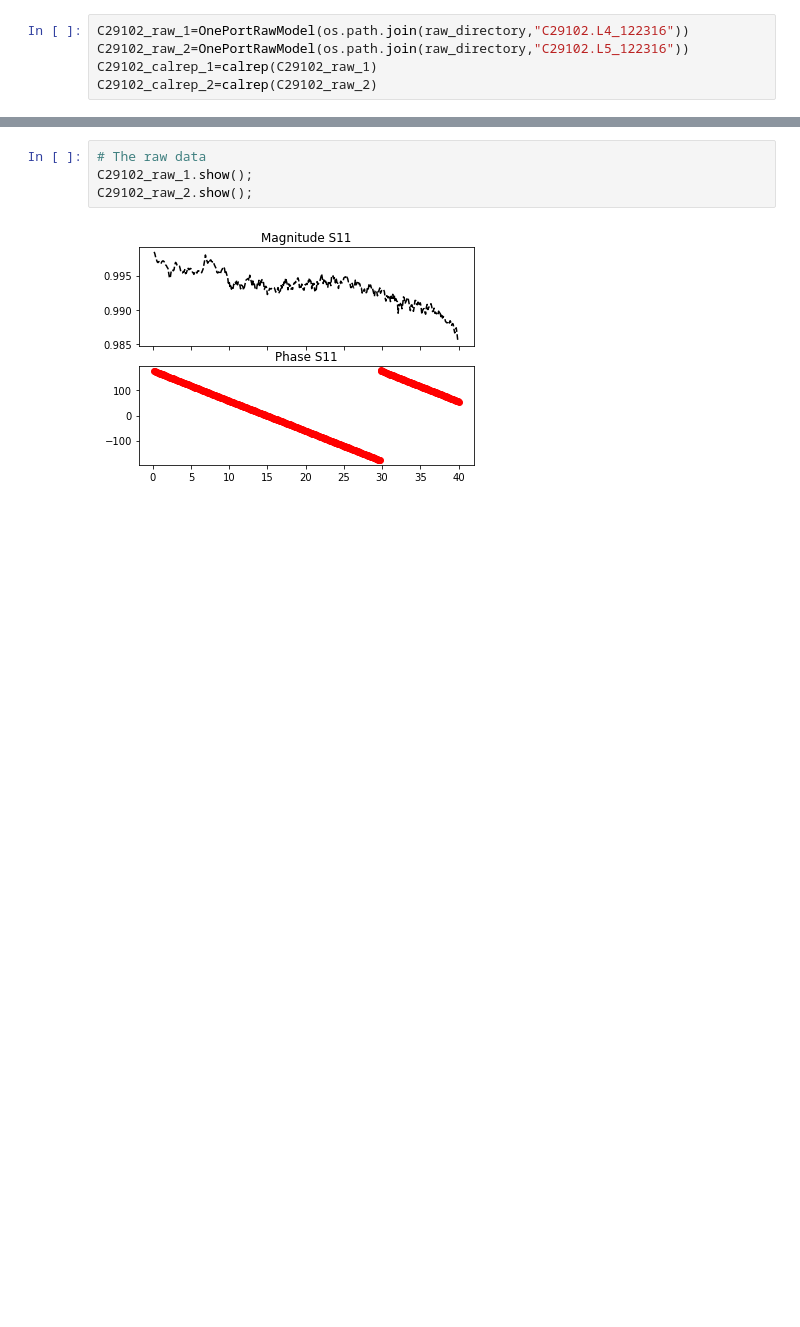
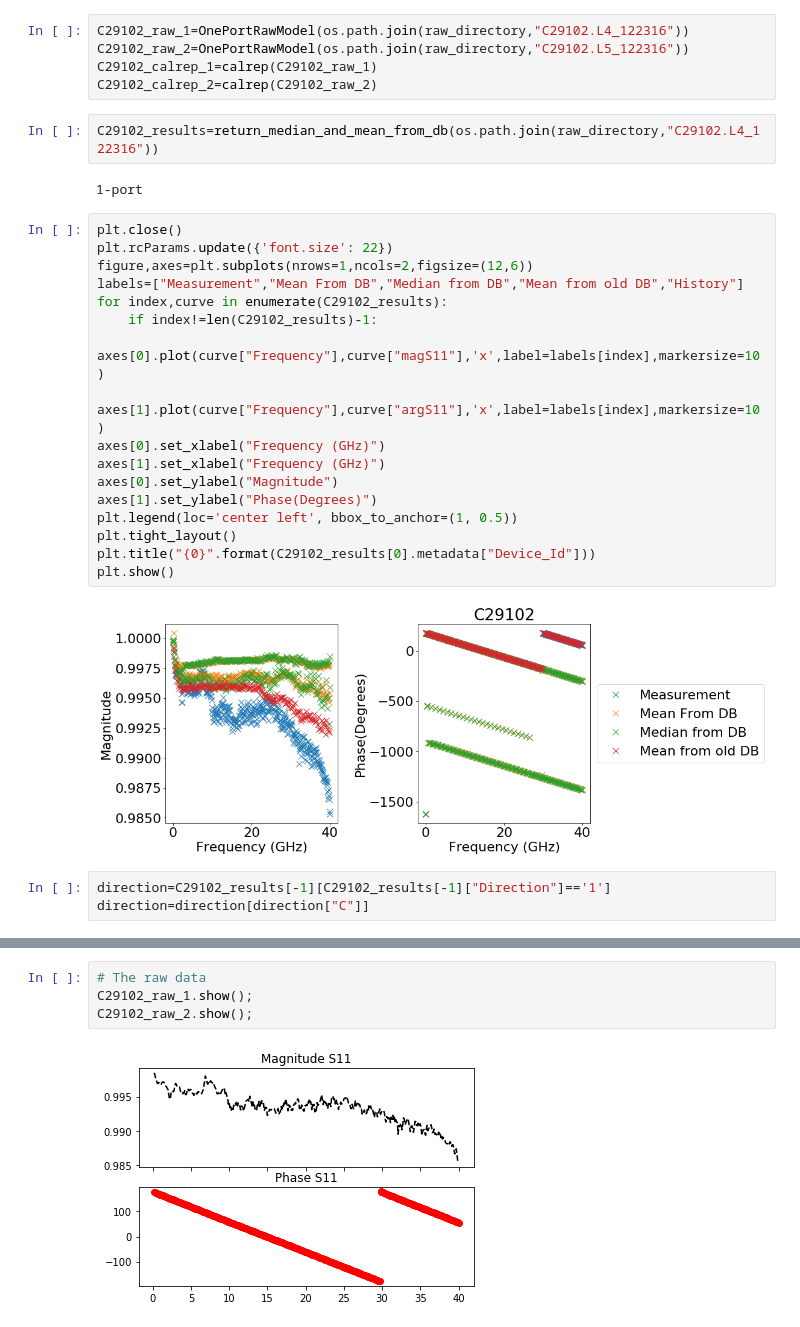
Before and after one commit to aricsanders/Jupyter-Notebooks, a Jupyter notebook: 292_Comparison_MUF_Calrep_MeasLp_20170508_001.ipynb, the cells around one changed output, grey strips where cells are left out. Cells and saved outputs as stored; diff of their text form; blank space fills up the shorter version.

```diff
--- a/292_Comparison_MUF_Calrep_MeasLp_20170508_001.ipynb
+++ b/292_Comparison_MUF_Calrep_MeasLp_20170508_001.ipynb
@@ -31,3 +141,29 @@ C29102_raw_1=OnePortRawModel(os.path.join(raw_directory,"C29102.L4_122316"))
 C29102_raw_2=OnePortRawModel(os.path.join(raw_directory,"C29102.L5_122316"))
 C29102_calrep_1=calrep(C29102_raw_1)
 C29102_calrep_2=calrep(C29102_raw_2)
+# %%
+C29102_results=return_median_and_mean_from_db(os.path.join(raw_directory,"C29102.L4_122316"))
+# %% [output]
+1-port
+# %%
+plt.close()
+plt.rcParams.update({'font.size': 22})
+figure,axes=plt.subplots(nrows=1,ncols=2,figsize=(12,6))
+labels=["Measurement","Mean From DB","Median from DB","Mean from old DB","History"]
+for index,curve in enumerate(C29102_results):
+    if index!=len(C29102_results)-1:
+        axes[0].plot(curve["Frequency"],curve["magS11"],'x',label=labels[index],markersize=10)
+        axes[1].plot(curve["Frequency"],curve["argS11"],'x',label=labels[index],markersize=10)
+axes[0].set_xlabel("Frequency (GHz)")
+axes[1].set_xlabel("Frequency (GHz)")
+axes[0].set_ylabel("Magnitude")
+axes[1].set_ylabel("Phase(Degrees)")
+plt.legend(loc='center left', bbox_to_anchor=(1, 0.5))
+plt.tight_layout()
+plt.title("{0}".format(C29102_results[0].metadata["Device_Id"]))
+plt.show()
+# %% [output]
+[figure, added]
+# %%
+direction=C29102_results[-1][C29102_results[-1]["Direction"]=='1']
+direction=direction[direction["C"]]
```
Also changed, not shown: parts of 9 cells of this notebook, 2 other files.
